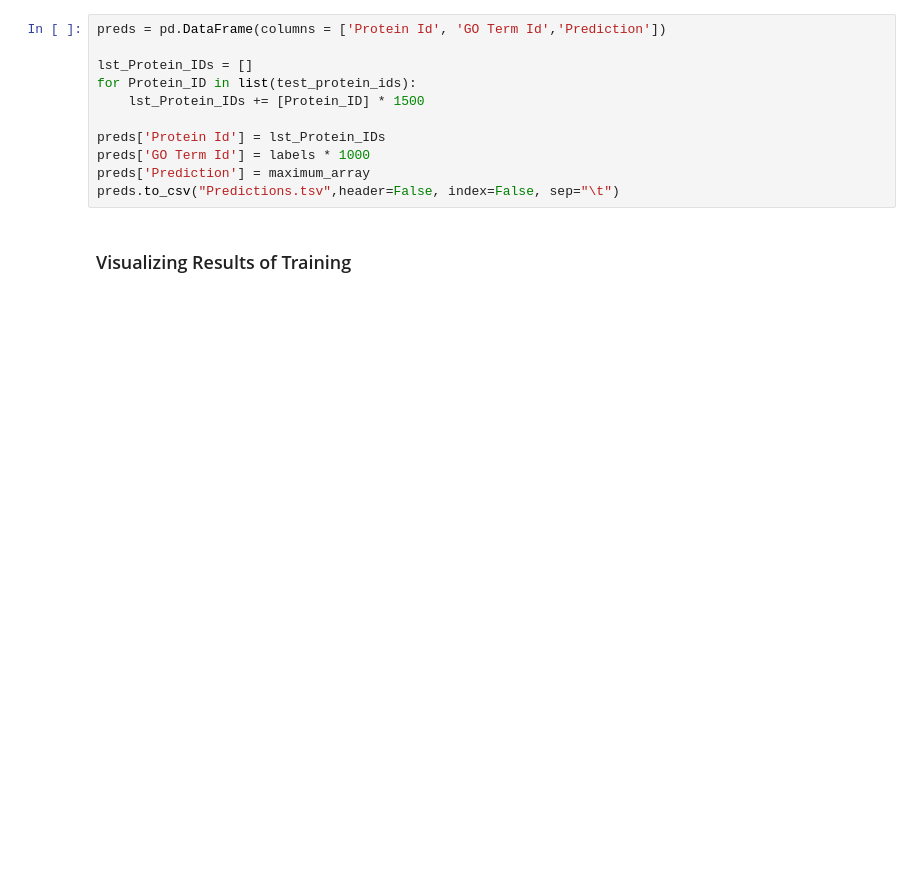
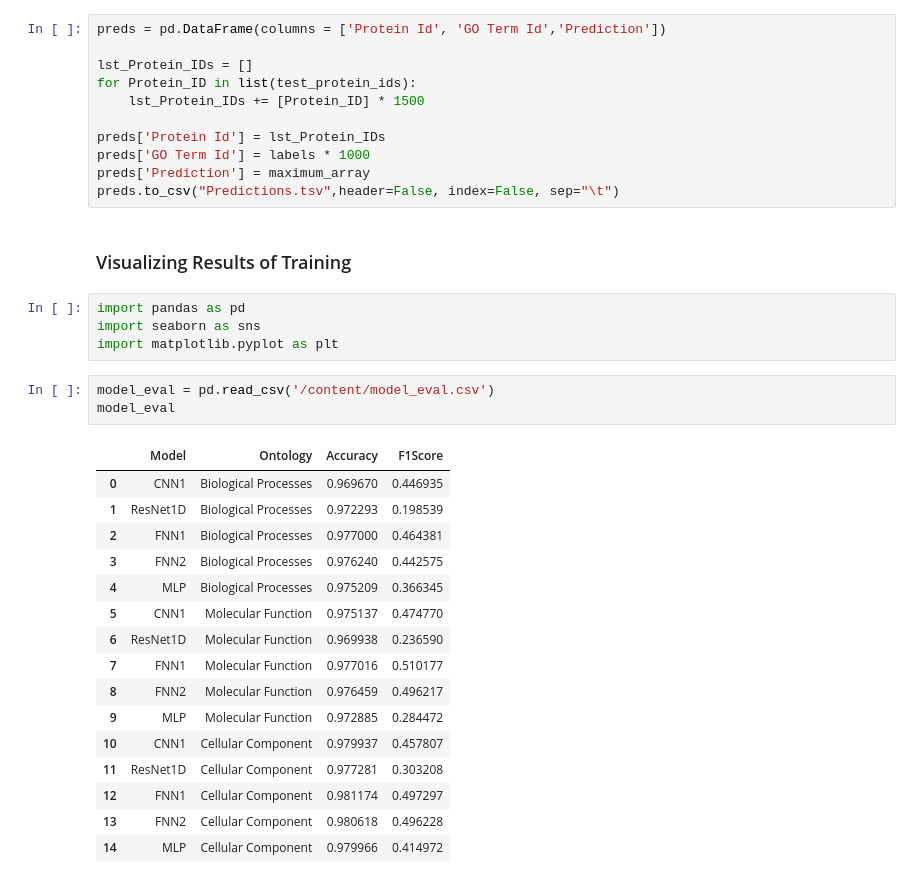
Before and after one commit to Donce530/BiologicalData_PFP, a Jupyter notebook: notebooks/BD_Final_Project.ipynb, the cells around one changed output. Cells and saved outputs as stored; diff of their text form; blank space fills up the shorter version.

```diff
--- a/notebooks/BD_Final_Project.ipynb
+++ b/notebooks/BD_Final_Project.ipynb
@@ -303,4 +327,28 @@ preds['Prediction'] = maximum_array
 preds.to_csv("Predictions.tsv",header=False, index=False, sep="\t")
 # %% [markdown]
 ### Visualizing Results of Training
+# %%
+import pandas as pd
+import seaborn as sns
+import matplotlib.pyplot as plt
+# %%
+model_eval = pd.read_csv('/content/model_eval.csv')
+model_eval
+# %% [output]
+|  | Model | Ontology | Accuracy | F1Score |
+| 0 | CNN1 | Biological Processes | 0.969670 | 0.446935 |
+| 1 | ResNet1D | Biological Processes | 0.972293 | 0.198539 |
+| 2 | FNN1 | Biological Processes | 0.977000 | 0.464381 |
+| 3 | FNN2 | Biological Processes | 0.976240 | 0.442575 |
+| 4 | MLP | Biological Processes | 0.975209 | 0.366345 |
+| 5 | CNN1 | Molecular Function | 0.975137 | 0.474770 |
+| 6 | ResNet1D | Molecular Function | 0.969938 | 0.236590 |
+| 7 | FNN1 | Molecular Function | 0.977016 | 0.510177 |
+| 8 | FNN2 | Molecular Function | 0.976459 | 0.496217 |
+| 9 | MLP | Molecular Function | 0.972885 | 0.284472 |
+| 10 | CNN1 | Cellular Component | 0.979937 | 0.457807 |
+| 11 | ResNet1D | Cellular Component | 0.977281 | 0.303208 |
+| 12 | FNN1 | Cellular Component | 0.981174 | 0.497297 |
+| 13 | FNN2 | Cellular Component | 0.980618 | 0.496228 |
+| 14 | MLP | Cellular Component | 0.979966 | 0.414972 |
 # %%
```
Also changed, not shown: parts of 15 cells of this notebook.
